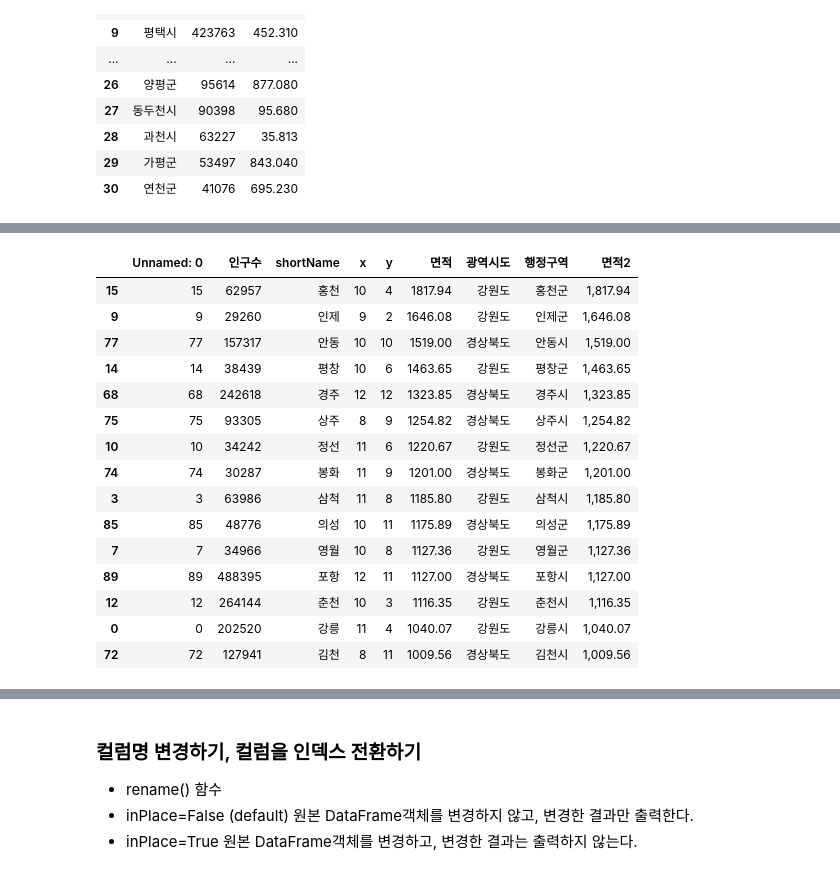
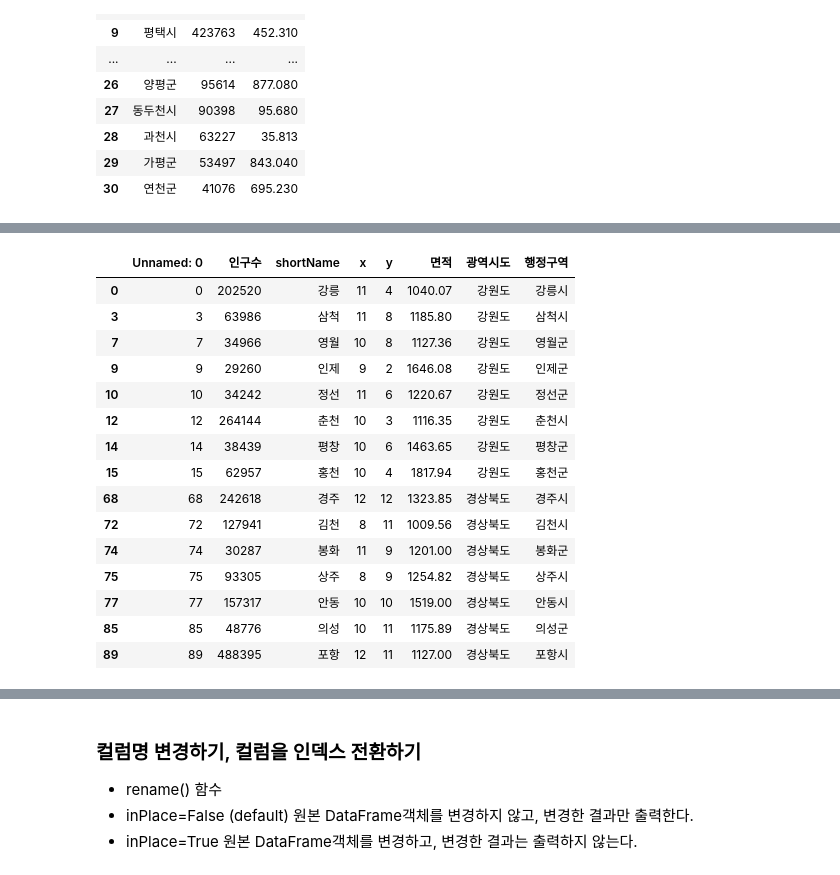
Before and after one commit to cooperear/Python_Webscraping_Analysis, a Jupyter notebook: 03-1.행정구역정보_분석과시각화.ipynb, the cells around one changed output, grey strips where cells are left out. Saved outputs shown, nothing was run; the diff lists cells and outputs as text; code cells hidden in the pictures.

```diff
--- a/03-1.행정구역정보_분석과시각화.ipynb
+++ b/03-1.행정구역정보_분석과시각화.ipynb
@@ -408,3 +392,9 @@ df.loc[df['광역시도'] == '경기도' , ['행정구역','인구수','면적']
 #data.loc[row , col]
 
 # 인구수2 라는 새로운 컬럼을 생성
+
+
+df = pd.read_csv('data/data_draw_korea.csv')
+
+gy_df = df.loc[df['광역시도'] == '경기도' , ['행정구역','인구수','면적']]\
+    .sort_values(by='인구수',ascending = False).reset_index(drop=True)
@@ -429,22 +401,27 @@ df.loc[df['광역시도'] == '경기도' , ['행정구역','인구수','면적']
 # %%
 # 면적이 > 1000 큰 조건과 매핑되는 새로운 DataFrame 생성 area_1000 라는 변수에 저장하기
 
+gy_df['면적2'] = gy_df['면적'].map(lambda val: f"{val:.2f}")
 
-# area_1000 DataFrame 객체에 면적2 컬럼을 생성
+#gy_df.head(5)
+
+area_1000 = df.loc[df['면적']>1000].copy()
+
+area_1000
 # %% [output]
-|  | Unnamed: 0 | 인구수 | shortName | x | y | 면적 | 광역시도 | 행정구역 | 면적2 |
-| 15 | 15 | 62957 | 홍천 | 10 | 4 | 1817.94 | 강원도 | 홍천군 | 1,817.94 |
-| 9 | 9 | 29260 | 인제 | 9 | 2 | 1646.08 | 강원도 | 인제군 | 1,646.08 |
-| 77 | 77 | 157317 | 안동 | 10 | 10 | 1519.00 | 경상북도 | 안동시 | 1,519.00 |
-| 14 | 14 | 38439 | 평창 | 10 | 6 | 1463.65 | 강원도 | 평창군 | 1,463.65 |
-| 68 | 68 | 242618 | 경주 | 12 | 12 | 1323.85 | 경상북도 | 경주시 | 1,323.85 |
-| 75 | 75 | 93305 | 상주 | 8 | 9 | 1254.82 | 경상북도 | 상주시 | 1,254.82 |
-| 10 | 10 | 34242 | 정선 | 11 | 6 | 1220.67 | 강원도 | 정선군 | 1,220.67 |
-| 74 | 74 | 30287 | 봉화 | 11 | 9 | 1201.00 | 경상북도 | 봉화군 | 1,201.00 |
-| 3 | 3 | 63986 | 삼척 | 11 | 8 | 1185.80 | 강원도 | 삼척시 | 1,185.80 |
-| 85 | 85 | 48776 | 의성 | 10 | 11 | 1175.89 | 경상북도 | 의성군 | 1,175.89 |
-| 7 | 7 | 34966 | 영월 | 10 | 8 | 1127.36 | 강원도 | 영월군 | 1,127.36 |
-| 89 | 89 | 488395 | 포항 | 12 | 11 | 1127.00 | 경상북도 | 포항시 | 1,127.00 |
-| 12 | 12 | 264144 | 춘천 | 10 | 3 | 1116.35 | 강원도 | 춘천시 | 1,116.35 |
-| 0 | 0 | 202520 | 강릉 | 11 | 4 | 1040.07 | 강원도 | 강릉시 | 1,040.07 |
-| 72 | 72 | 127941 | 김천 | 8 | 11 | 1009.56 | 경상북도 | 김천시 | 1,009.56 |
+|  | Unnamed: 0 | 인구수 | shortName | x | y | 면적 | 광역시도 | 행정구역 |
+| 0 | 0 | 202520 | 강릉 | 11 | 4 | 1040.07 | 강원도 | 강릉시 |
+| 3 | 3 | 63986 | 삼척 | 11 | 8 | 1185.80 | 강원도 | 삼척시 |
+| 7 | 7 | 34966 | 영월 | 10 | 8 | 1127.36 | 강원도 | 영월군 |
+| 9 | 9 | 29260 | 인제 | 9 | 2 | 1646.08 | 강원도 | 인제군 |
+| 10 | 10 | 34242 | 정선 | 11 | 6 | 1220.67 | 강원도 | 정선군 |
+| 12 | 12 | 264144 | 춘천 | 10 | 3 | 1116.35 | 강원도 | 춘천시 |
+| 14 | 14 | 38439 | 평창 | 10 | 6 | 1463.65 | 강원도 | 평창군 |
+| 15 | 15 | 62957 | 홍천 | 10 | 4 | 1817.94 | 강원도 | 홍천군 |
+| 68 | 68 | 242618 | 경주 | 12 | 12 | 1323.85 | 경상북도 | 경주시 |
+| 72 | 72 | 127941 | 김천 | 8 | 11 | 1009.56 | 경상북도 | 김천시 |
+| 74 | 74 | 30287 | 봉화 | 11 | 9 | 1201.00 | 경상북도 | 봉화군 |
+| 75 | 75 | 93305 | 상주 | 8 | 9 | 1254.82 | 경상북도 | 상주시 |
+| 77 | 77 | 157317 | 안동 | 10 | 10 | 1519.00 | 경상북도 | 안동시 |
+| 85 | 85 | 48776 | 의성 | 10 | 11 | 1175.89 | 경상북도 | 의성군 |
+| 89 | 89 | 488395 | 포항 | 12 | 11 | 1127.00 | 경상북도 | 포항시 |
```
Also changed, not shown: parts of 49 cells of this notebook, 2 other files.
